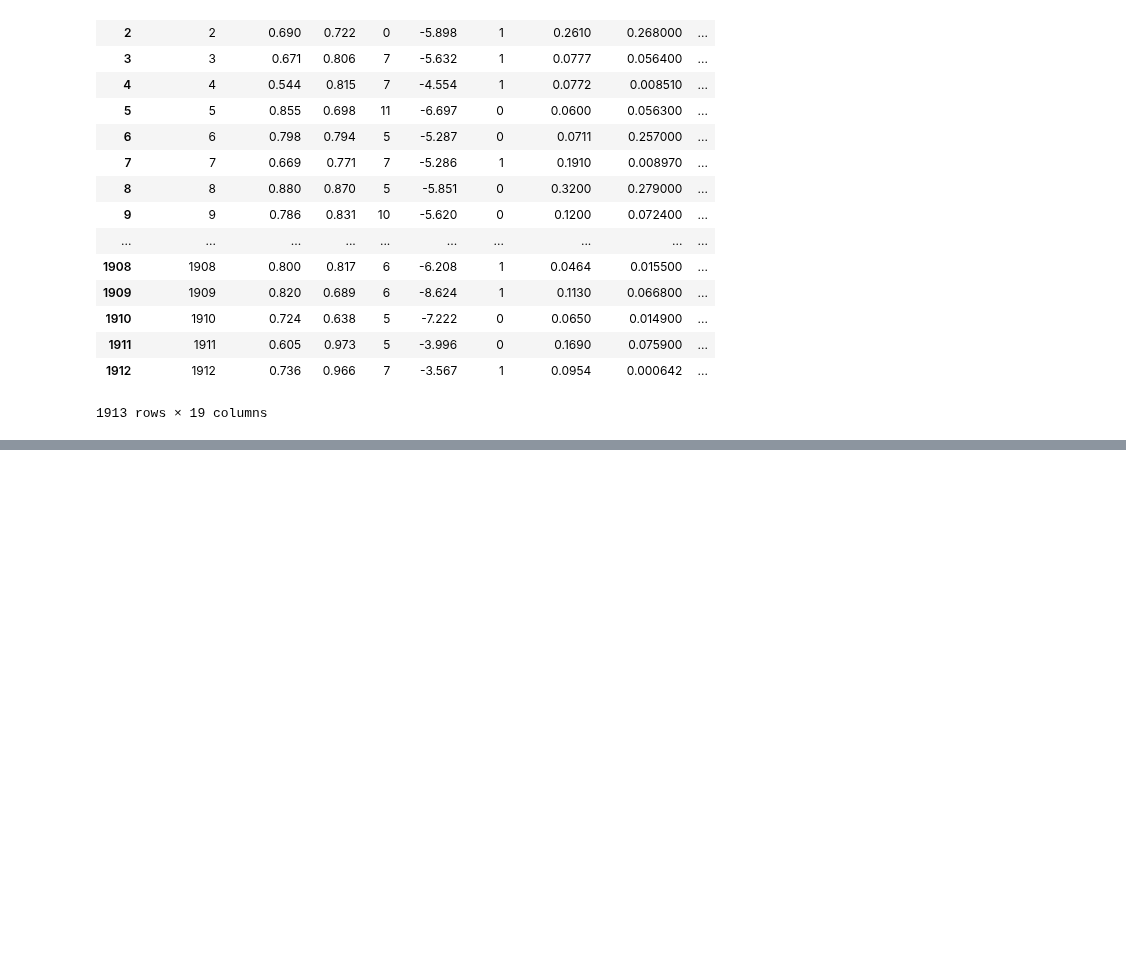
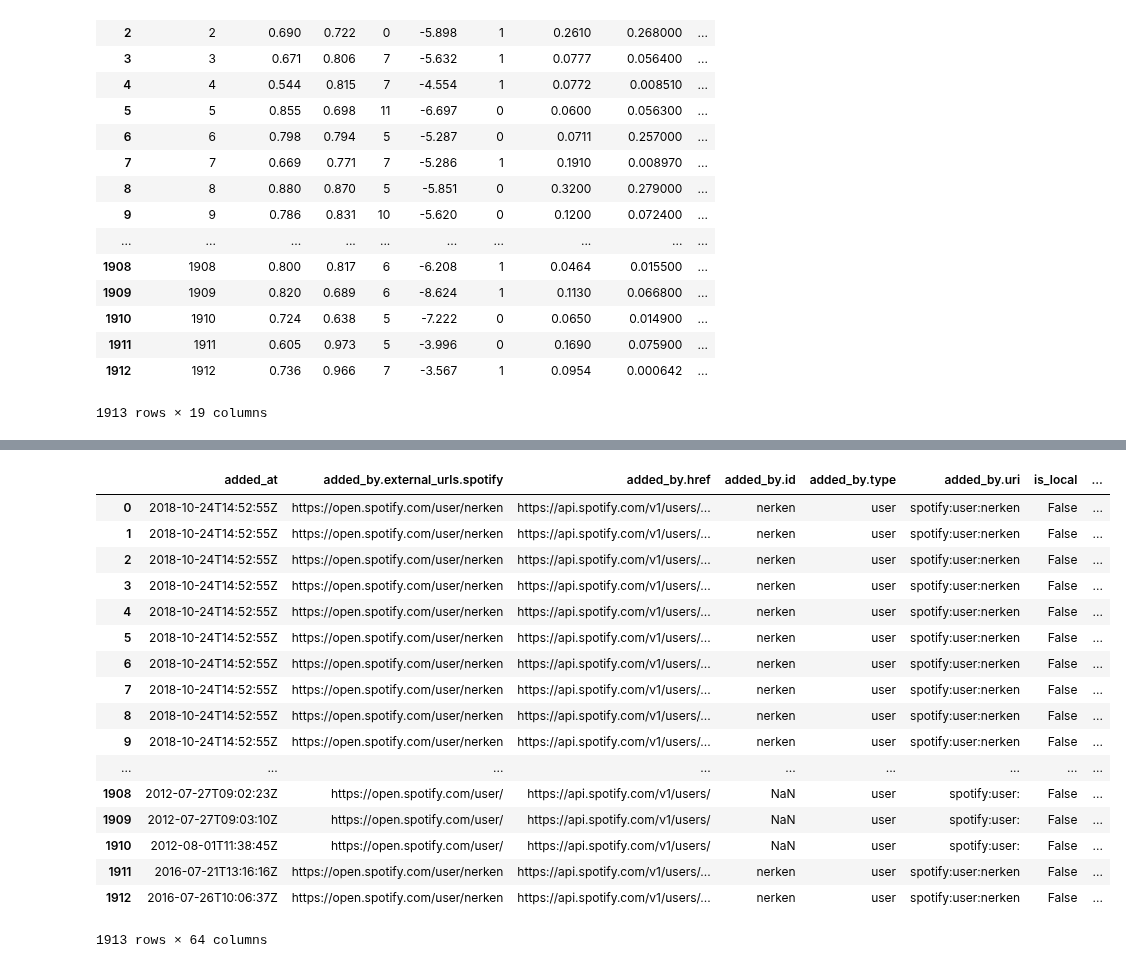
Before and after one commit to ta-data-bcn/Project-Week-8-Final-Project, a Jupyter notebook: your-project/Music get tracks features.ipynb, the cells around one changed output, grey strips where cells are left out. Drawn from its saved outputs; the diff is of its cells as text; code cells hidden in the pictures; blank space fills up the shorter version.

Commit message:
Fuck yeahhh!! Got All data

```diff
--- a/your-project/Music get tracks features.ipynb
+++ b/your-project/Music get tracks features.ipynb
@@ -126,2 +139,2 @@ tracks_features.columns = 'tracks_features.' + tracks_features.columns
 # %%
-tracks_features.drop('tracks_features.Unnamed:',axis=0)
+tracks_features = tracks_features.drop(columns=['tracks_features.Unnamed: 0'],axis=1)
@@ -129,0 +162,2 @@ KeyError: "['tracks_features.Unnamed:'] not found in axis"
+# %%
+tracks = pd.read_csv(username+'_user_songs.csv')
@@ -129,0 +185,25 @@ KeyError: "['tracks_features.Unnamed:'] not found in axis"
+# %%
+tracks = tracks.drop(columns=['Unnamed: 0'],axis=1)
+# %%
+track_all_data = tracks.join(tracks_features)
+# %%
+track_all_data
+# %% [output]
+|  | added_at | added_by.external_urls.spotify | added_by.href | added_by.id | added_by.type | added_by.uri | is_local | ... |
+| 0 | 2018-10-24T14:52:55Z | https://open.spotify.com/user/nerken | https://api.spotify.com/v1/users/... | nerken | user | spotify:user:nerken | False | ... |
+| 1 | 2018-10-24T14:52:55Z | https://open.spotify.com/user/nerken | https://api.spotify.com/v1/users/... | nerken | user | spotify:user:nerken | False | ... |
+| 2 | 2018-10-24T14:52:55Z | https://open.spotify.com/user/nerken | https://api.spotify.com/v1/users/... | nerken | user | spotify:user:nerken | False | ... |
+| 3 | 2018-10-24T14:52:55Z | https://open.spotify.com/user/nerken | https://api.spotify.com/v1/users/... | nerken | user | spotify:user:nerken | False | ... |
+| 4 | 2018-10-24T14:52:55Z | https://open.spotify.com/user/nerken | https://api.spotify.com/v1/users/... | nerken | user | spotify:user:nerken | False | ... |
+| 5 | 2018-10-24T14:52:55Z | https://open.spotify.com/user/nerken | https://api.spotify.com/v1/users/... | nerken | user | spotify:user:nerken | False | ... |
+| 6 | 2018-10-24T14:52:55Z | https://open.spotify.com/user/nerken | https://api.spotify.com/v1/users/... | nerken | user | spotify:user:nerken | False | ... |
+| 7 | 2018-10-24T14:52:55Z | https://open.spotify.com/user/nerken | https://api.spotify.com/v1/users/... | nerken | user | spotify:user:nerken | False | ... |
+| 8 | 2018-10-24T14:52:55Z | https://open.spotify.com/user/nerken | https://api.spotify.com/v1/users/... | nerken | user | spotify:user:nerken | False | ... |
+| 9 | 2018-10-24T14:52:55Z | https://open.spotify.com/user/nerken | https://api.spotify.com/v1/users/... | nerken | user | spotify:user:nerken | False | ... |
+| ... | ... | ... | ... | ... | ... | ... | ... | ... |
+| 1908 | 2012-07-27T09:02:23Z | https://open.spotify.com/user/ | https://api.spotify.com/v1/users/ | NaN | user | spotify:user: | False | ... |
+| 1909 | 2012-07-27T09:03:10Z | https://open.spotify.com/user/ | https://api.spotify.com/v1/users/ | NaN | user | spotify:user: | False | ... |
+| 1910 | 2012-08-01T11:38:45Z | https://open.spotify.com/user/ | https://api.spotify.com/v1/users/ | NaN | user | spotify:user: | False | ... |
+| 1911 | 2016-07-21T13:16:16Z | https://open.spotify.com/user/nerken | https://api.spotify.com/v1/users/... | nerken | user | spotify:user:nerken | False | ... |
+| 1912 | 2016-07-26T10:06:37Z | https://open.spotify.com/user/nerken | https://api.spotify.com/v1/users/... | nerken | user | spotify:user:nerken | False | ... |
+1913 rows × 64 columns
```
Also changed, not shown: parts of 5 cells of this notebook, 1 other file.
